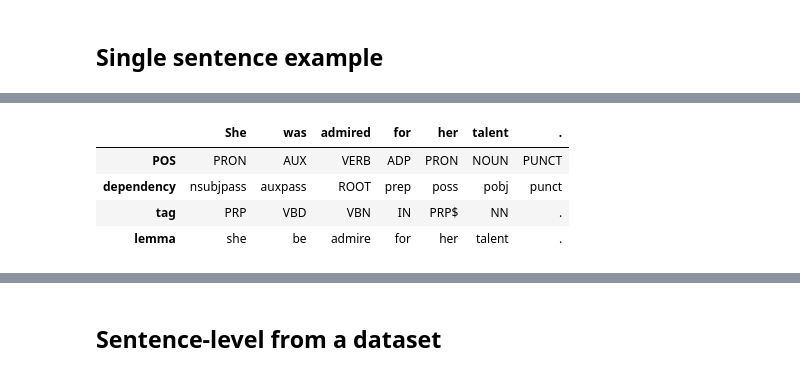
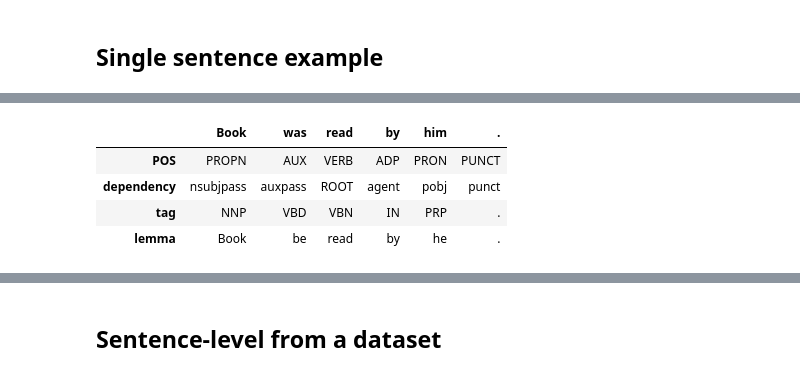
Before and after one commit to mitramir55/PassivePy, a Jupyter notebook: PassivePy notebook.ipynb, the cells around one changed output, grey strips where cells are left out. Saved outputs shown, nothing was run; the diff lists cells and outputs as text; code cells hidden in the pictures.

```diff
--- a/PassivePy notebook.ipynb
+++ b/PassivePy notebook.ipynb
@@ -67,12 +86,12 @@ table_1
 # %%
-table_2 = passivepy.parse_sentence("She was admired for her talent.")
+table_2 = passivepy.parse_sentence("Book was read by him.")
 table_2
 # %% [output]
-|  | She | was | admired | for | her | talent | . |
-| POS | PRON | AUX | VERB | ADP | PRON | NOUN | PUNCT |
-| dependency | nsubjpass | auxpass | ROOT | prep | poss | pobj | punct |
-| tag | PRP | VBD | VBN | IN | PRP$ | NN | . |
-| lemma | she | be | admire | for | her | talent | . |
+|  | Book | was | read | by | him | . |
+| POS | PROPN | AUX | VERB | ADP | PRON | PUNCT |
+| dependency | nsubjpass | auxpass | ROOT | agent | pobj | punct |
+| tag | NNP | VBD | VBN | IN | PRP | . |
+| lemma | Book | be | read | by | he | . |
 # %%
 table_2.to_csv('table_2.csv', index=True)
 
```
Also changed, not shown: parts of 14 cells of this notebook, 14 other files.
